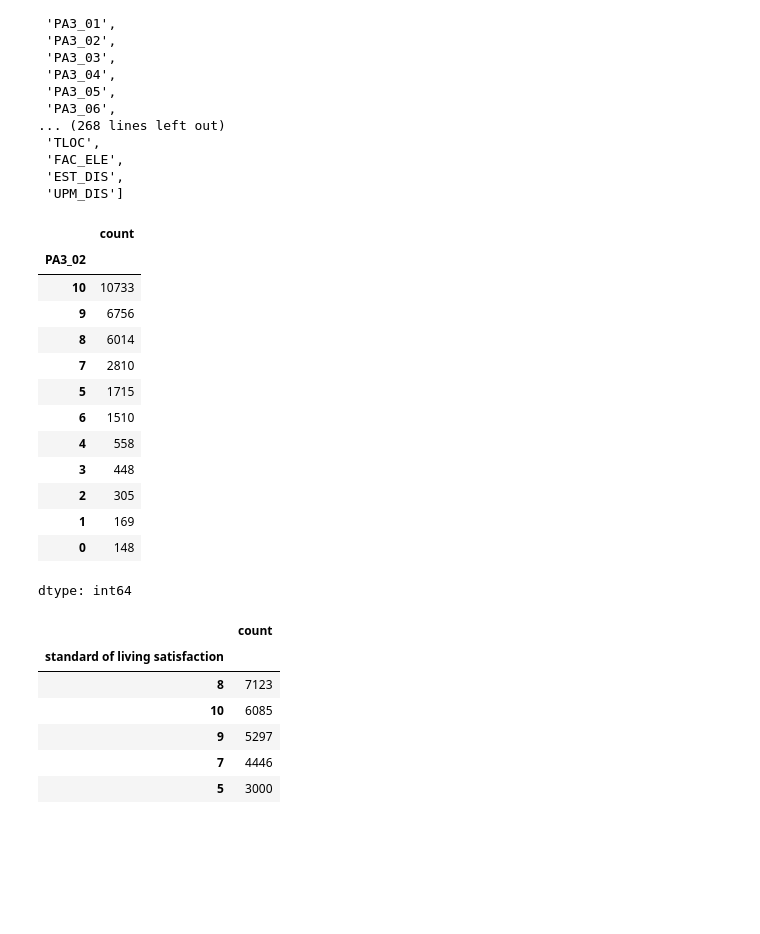
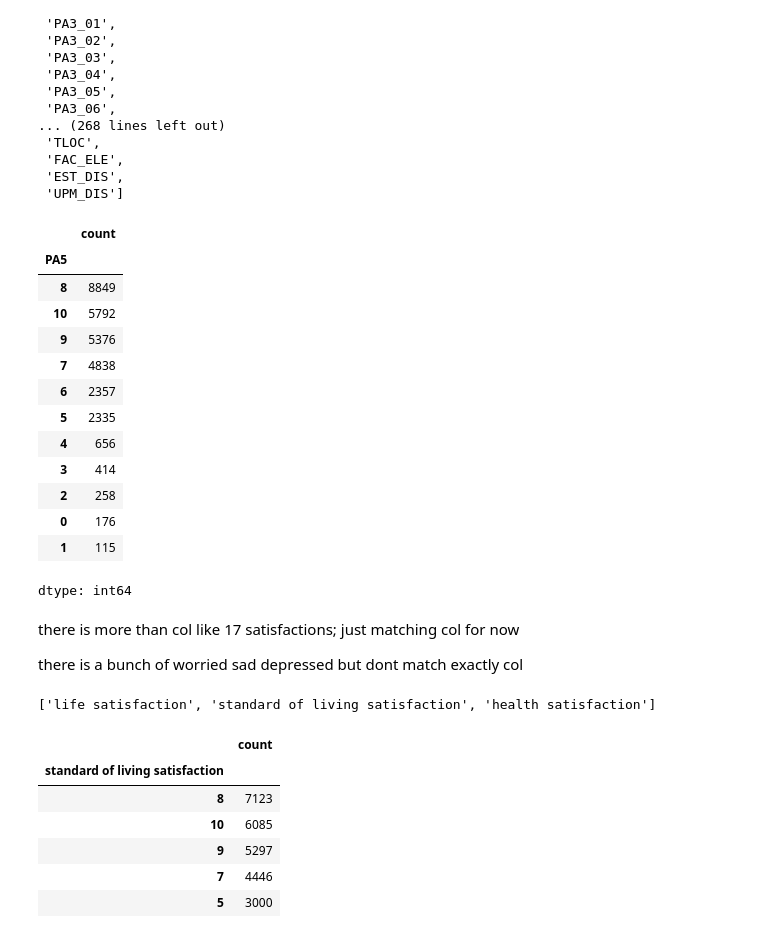
Before and after one commit to theaok/linaColMex, a Jupyter notebook: linaColMex.ipynb, the cells around one changed output. Drawn from its saved outputs; the diff is of its cells as text; code cells hidden in the pictures; blank space fills up the shorter version.

```diff
--- a/linaColMex.ipynb
+++ b/linaColMex.ipynb
@@ -844,19 +844,19 @@ tenbiare.columns.to_list()
  'EST_DIS',
  'UPM_DIS']
 # %%
-tenbiare.PA3_02.value_counts(dropna=False)
+tenbiare.PA5.value_counts(dropna=False)
 # %% [output]
 |  | count |
-| PA3_02 |  |
-| 10 | 10733 |
-| 9 | 6756 |
-| 8 | 6014 |
-| 7 | 2810 |
-| 5 | 1715 |
-| 6 | 1510 |
-| 4 | 558 |
-| 3 | 448 |
-| 2 | 305 |
-| 1 | 169 |
-| 0 | 148 |
+| PA5 |  |
+| 8 | 8849 |
+| 10 | 5792 |
+| 9 | 5376 |
+| 7 | 4838 |
+| 6 | 2357 |
+| 5 | 2335 |
+| 4 | 656 |
+| 3 | 414 |
+| 2 | 258 |
+| 0 | 176 |
+| 1 | 115 |
 dtype: int64
@@ -863,3 +875,12 @@ dtype: int64
+# %% [markdown]
+there is more than col like 17 satisfactions; just matching col for now
+
+there is a  bunch of worried sad depressed but dont match exactly col
+# %%
+#select all vars with satis
+tenbiare.filter(like='satis').columns.to_list()
+# %% [output]
+['life satisfaction', 'standard of living satisfaction', 'health satisfaction']
 # %%
 tenbiare['standard of living satisfaction'].value_counts(dropna=False)
 # %% [output]
```
Also changed, not shown: parts of 11 cells of this notebook.
